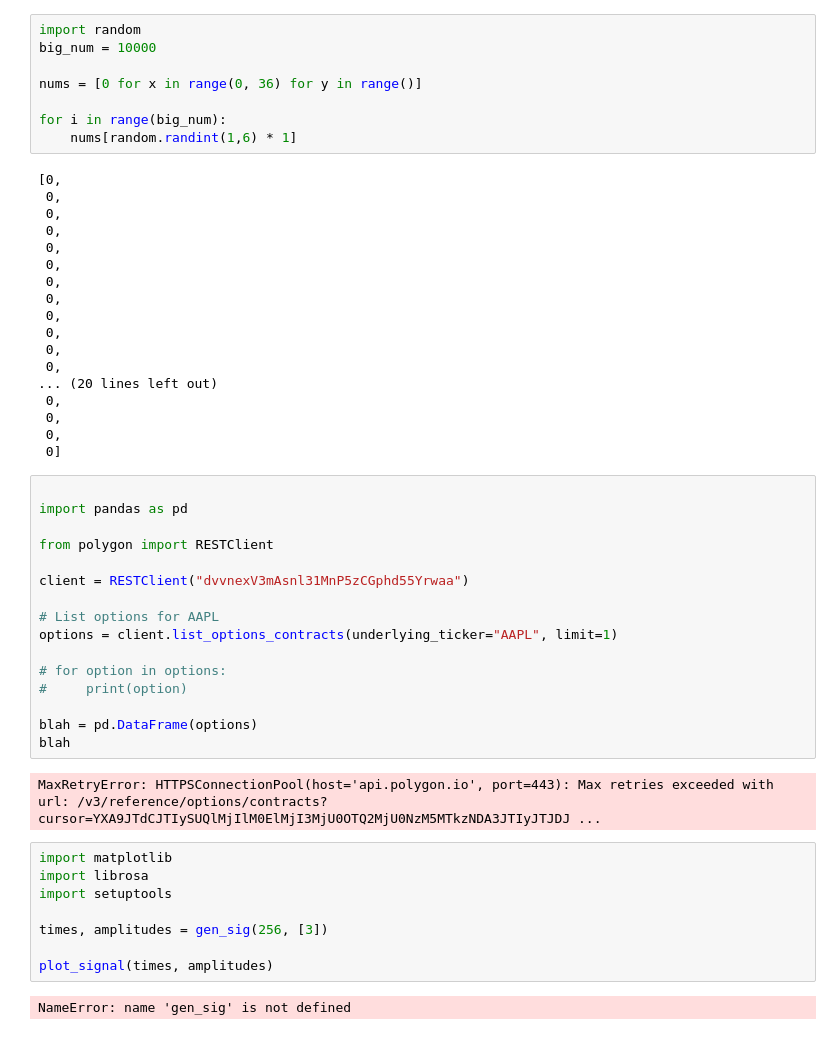
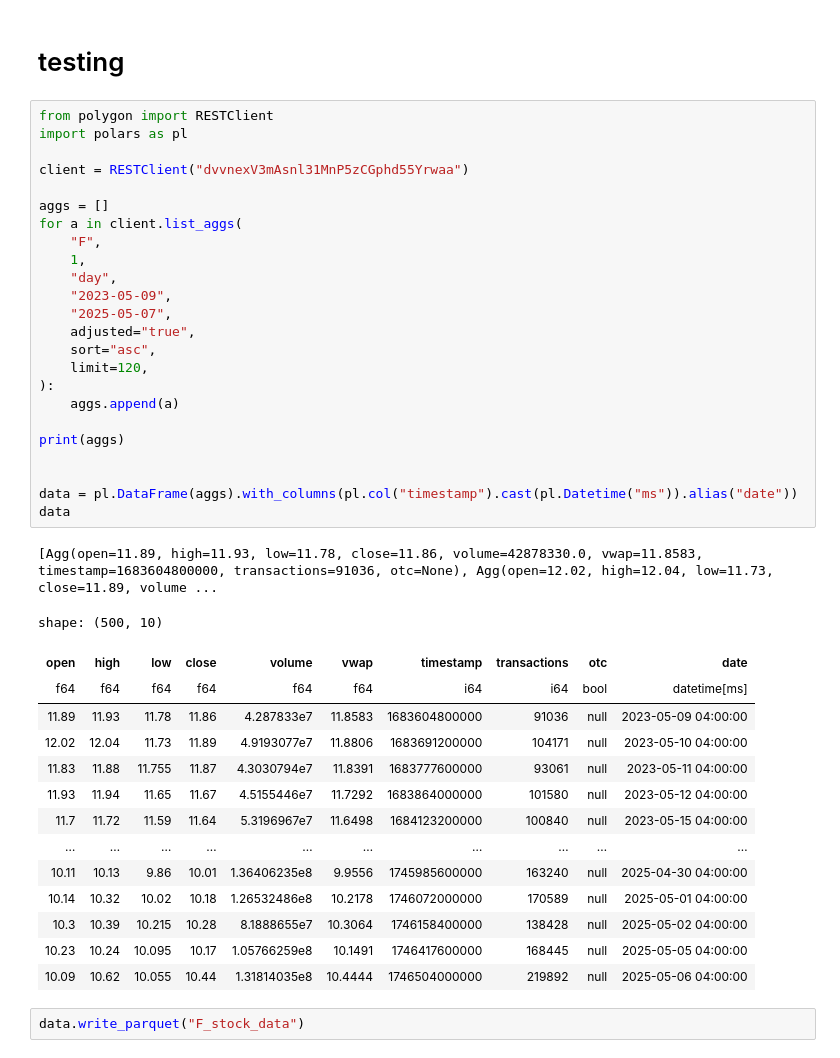
Before and after one commit to sakugastreet/wdd131, a Jupyter notebook: testing.ipynb, the cells around one changed output. Drawn from its saved outputs; the diff is of its cells as text.

```diff
--- a/testing.ipynb
+++ b/testing.ipynb
@@ -1,54 +1,44 @@
-# %%
-import random
-big_num = 10000
-
-nums = [0 for x in range(0, 36) for y in range()]
-
-for i in range(big_num):
-    nums[random.randint(1,6) * 1]
-# %% [output]
-[0,
- 0,
- 0,
- 0,
- 0,
- 0,
- 0,
- 0,
- 0,
- 0,
- 0,
- 0,
-... (20 lines left out)
- 0,
- 0,
- 0,
- 0]
+# %% [markdown]
+# testing
 # %%
-
-import pandas as pd
-
 from polygon import RESTClient
+import polars as pl
 
 client = RESTClient("dvvnexV3mAsnl31MnP5zCGphd55Yrwaa")
 
-# List options for AAPL
-options = client.list_options_contracts(underlying_ticker="AAPL", limit=1)
+aggs = []
+for a in client.list_aggs(
+    "F",
+    1,
+    "day",
+    "2023-05-09",
+    "2025-05-07",
+    adjusted="true",
+    sort="asc",
+    limit=120,
+):
+    aggs.append(a)
 
-# for option in options:
-#     print(option)
+print(aggs)
 
-blah = pd.DataFrame(options)
-blah
+
+data = pl.DataFrame(aggs).with_columns(pl.col("timestamp").cast(pl.Datetime("ms")).alias("date"))
+data
 # %% [output]
-MaxRetryError: HTTPSConnectionPool(host='api.polygon.io', port=443): Max retries exceeded with url: /v3/reference/options/contracts?cursor=YXA9JTdCJTIySUQlMjIlM0ElMjI3MjU0OTQ2MjU0NzM5MTkzNDA3JTIyJTJDJ ...
+[Agg(open=11.89, high=11.93, low=11.78, close=11.86, volume=42878330.0, vwap=11.8583, timestamp=1683604800000, transactions=91036, otc=None), Agg(open=12.02, high=12.04, low=11.73, close=11.89, volume ...
+shape: (500, 10)
+| open | high | low | close | volume | vwap | timestamp | transactions | otc | date |
+| f64 | f64 | f64 | f64 | f64 | f64 | i64 | i64 | bool | datetime[ms] |
+| 11.89 | 11.93 | 11.78 | 11.86 | 4.287833e7 | 11.8583 | 1683604800000 | 91036 | null | 2023-05-09 04:00:00 |
+| 12.02 | 12.04 | 11.73 | 11.89 | 4.9193077e7 | 11.8806 | 1683691200000 | 104171 | null | 2023-05-10 04:00:00 |
+| 11.83 | 11.88 | 11.755 | 11.87 | 4.3030794e7 | 11.8391 | 1683777600000 | 93061 | null | 2023-05-11 04:00:00 |
+| 11.93 | 11.94 | 11.65 | 11.67 | 4.5155446e7 | 11.7292 | 1683864000000 | 101580 | null | 2023-05-12 04:00:00 |
+| 11.7 | 11.72 | 11.59 | 11.64 | 5.3196967e7 | 11.6498 | 1684123200000 | 100840 | null | 2023-05-15 04:00:00 |
+| … | … | … | … | … | … | … | … | … | … |
+| 10.11 | 10.13 | 9.86 | 10.01 | 1.36406235e8 | 9.9556 | 1745985600000 | 163240 | null | 2025-04-30 04:00:00 |
+| 10.14 | 10.32 | 10.02 | 10.18 | 1.26532486e8 | 10.2178 | 1746072000000 | 170589 | null | 2025-05-01 04:00:00 |
+| 10.3 | 10.39 | 10.215 | 10.28 | 8.1888655e7 | 10.3064 | 1746158400000 | 138428 | null | 2025-05-02 04:00:00 |
+| 10.23 | 10.24 | 10.095 | 10.17 | 1.05766259e8 | 10.1491 | 1746417600000 | 168445 | null | 2025-05-05 04:00:00 |
+| 10.09 | 10.62 | 10.055 | 10.44 | 1.31814035e8 | 10.4444 | 1746504000000 | 219892 | null | 2025-05-06 04:00:00 |
 # %%
-import matplotlib
-import librosa
-import setuptools
-
-times, amplitudes = gen_sig(256, [3])
-
-plot_signal(times, amplitudes)
+data.write_parquet("F_stock_data")
-# %% [output]
-NameError: name 'gen_sig' is not defined
```
Also changed, not shown: parts of 5 cells of this notebook, 14 other files.
